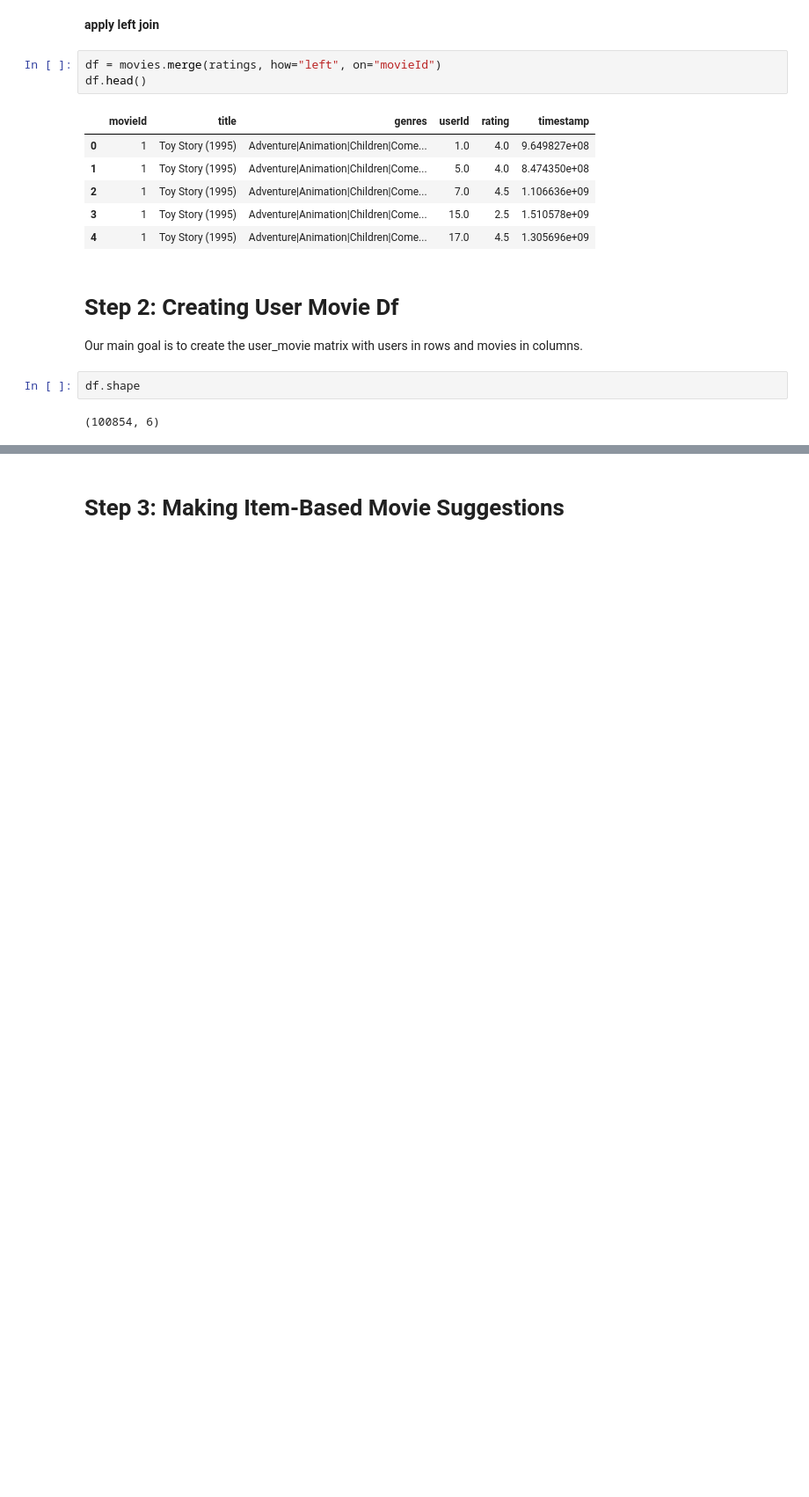
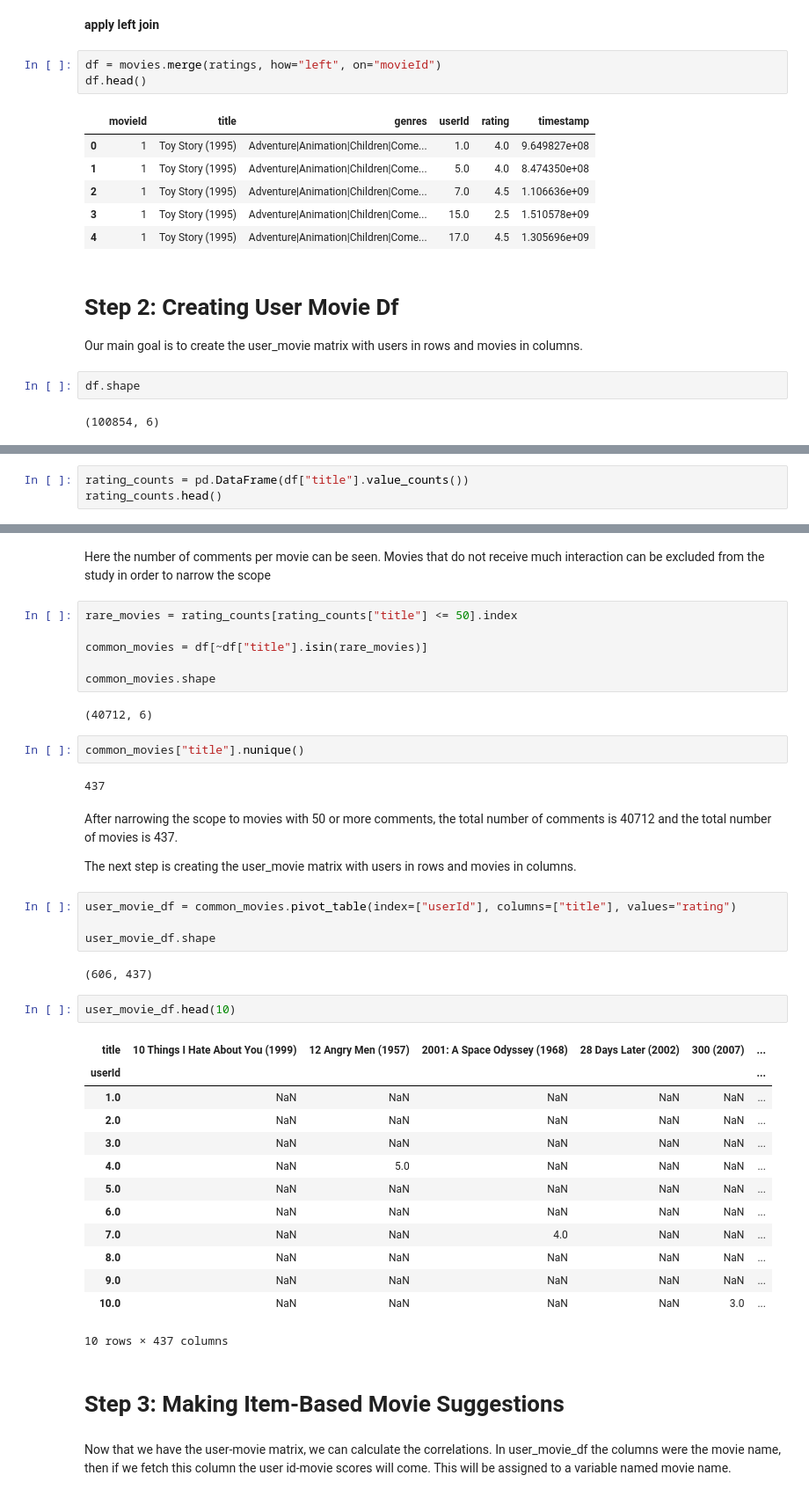
Before and after one commit to cijagani/phd-work, a Jupyter notebook: item_based_rs_demo_cijagani.ipynb, the cells around one changed output, grey strips where cells are left out. Shown at 88% size. Drawn from its saved outputs; the diff is of its cells as text; blank space fills up the shorter version.

```diff
--- a/item_based_rs_demo_cijagani.ipynb
+++ b/item_based_rs_demo_cijagani.ipynb
@@ -143,0 +122,3 @@ sparsity of user-item matrix is :
+# %%
+rating_counts = pd.DataFrame(df["title"].value_counts())
+rating_counts.head()
@@ -144,2 +132,45 @@ sparsity of user-item matrix is :
+# %% [markdown]
+Here the number of comments per movie can be seen.
+Movies that do not receive much interaction can be excluded from the study in order to narrow the scope
+# %%
+rare_movies = rating_counts[rating_counts["title"] <= 50].index
+
+common_movies = df[~df["title"].isin(rare_movies)]
+
+common_movies.shape
+# %% [output]
+(40712, 6)
+# %%
+common_movies["title"].nunique()
+# %% [output]
+437
+# %% [markdown]
+After narrowing the scope to movies with 50 or more comments, the total number of comments is 40712 and the total number of movies is 437.
+
+The next step is creating the user_movie matrix with users in rows and movies in columns.
+# %%
+user_movie_df = common_movies.pivot_table(index=["userId"], columns=["title"], values="rating")
+
+user_movie_df.shape
+# %% [output]
+(606, 437)
+# %%
+user_movie_df.head(10)
+# %% [output]
+| title | 10 Things I Hate About You (1999) | 12 Angry Men (1957) | 2001: A Space Odyssey (1968) | 28 Days Later (2002) | 300 (2007) | ... |
+| userId |  |  |  |  |  | ... |
+| 1.0 | NaN | NaN | NaN | NaN | NaN | ... |
+| 2.0 | NaN | NaN | NaN | NaN | NaN | ... |
+| 3.0 | NaN | NaN | NaN | NaN | NaN | ... |
+| 4.0 | NaN | 5.0 | NaN | NaN | NaN | ... |
+| 5.0 | NaN | NaN | NaN | NaN | NaN | ... |
+| 6.0 | NaN | NaN | NaN | NaN | NaN | ... |
+| 7.0 | NaN | NaN | 4.0 | NaN | NaN | ... |
+| 8.0 | NaN | NaN | NaN | NaN | NaN | ... |
+| 9.0 | NaN | NaN | NaN | NaN | NaN | ... |
+| 10.0 | NaN | NaN | NaN | NaN | 3.0 | ... |
+10 rows × 437 columns
 # %% [markdown]
 # Step 3: Making Item-Based Movie Suggestions
+# %% [markdown]
+Now that we have the user-movie matrix, we can calculate the correlations. In user_movie_df the columns were the movie name, then if we fetch this column the user id-movie scores will come. This will be assigned to a variable named movie name.
```
Also changed, not shown: parts of 11 cells of this notebook.
